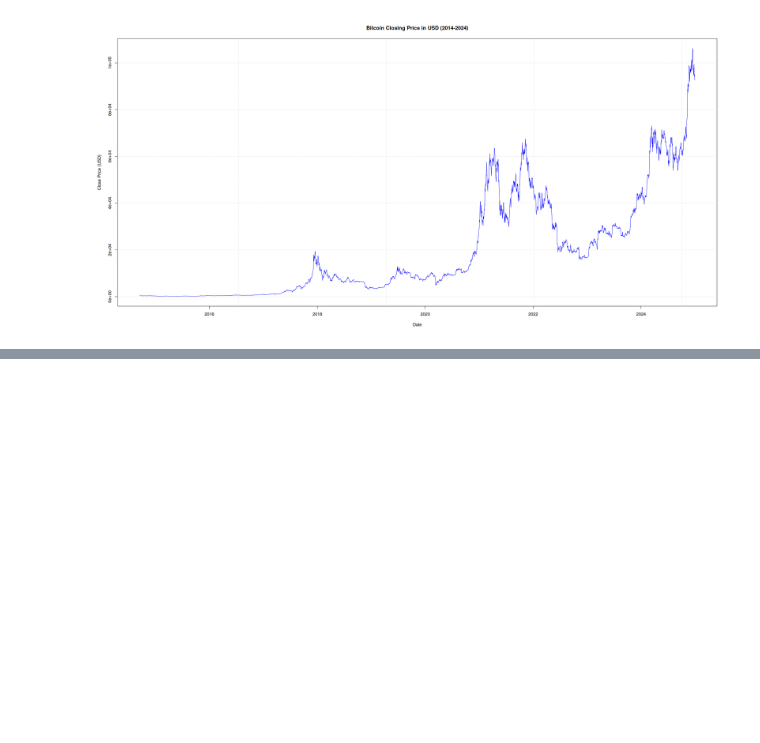
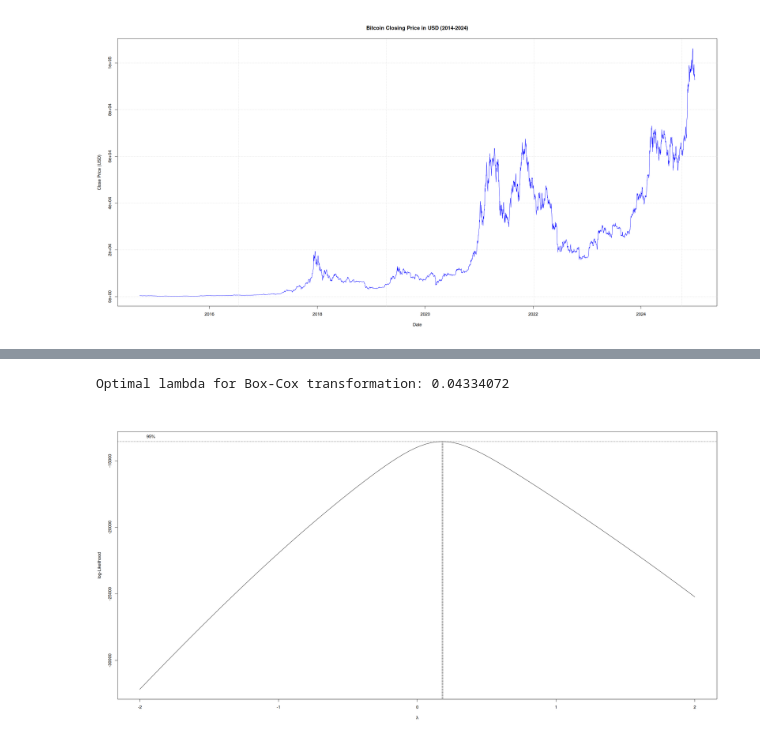
Before and after one commit to LyesHADJAR/TSAC-Individual-Project, a Jupyter notebook: notebooks/bitcoin-prices-analysis.ipynb, the cells around one changed output, grey strips where cells are left out. Cells and saved outputs as stored; diff of their text form; code cells hidden in the pictures; blank space fills up the shorter version.

```diff
--- a/notebooks/bitcoin-prices-analysis.ipynb
+++ b/notebooks/bitcoin-prices-analysis.ipynb
@@ -56,0 +81,11 @@ Dataset info:
+# %%
+# Box Cox transformation
+lambda <- BoxCox.lambda(bitcoin_data$Close)
+cat("\nOptimal lambda for Box-Cox transformation:", lambda, "\n")
+# Draw the Box-Cox transformation plot
+par(bg = "white")
+boxcox(bitcoin_data$Close ~ bitcoin_data$Date,
+       lambda = seq(-2, 2, by = 0.1), plotit = TRUE)
+# %% [output]
+Optimal lambda for Box-Cox transformation: 0.04334072
+[figure, added]
```
Also changed, not shown: parts of 11 cells of this notebook.
